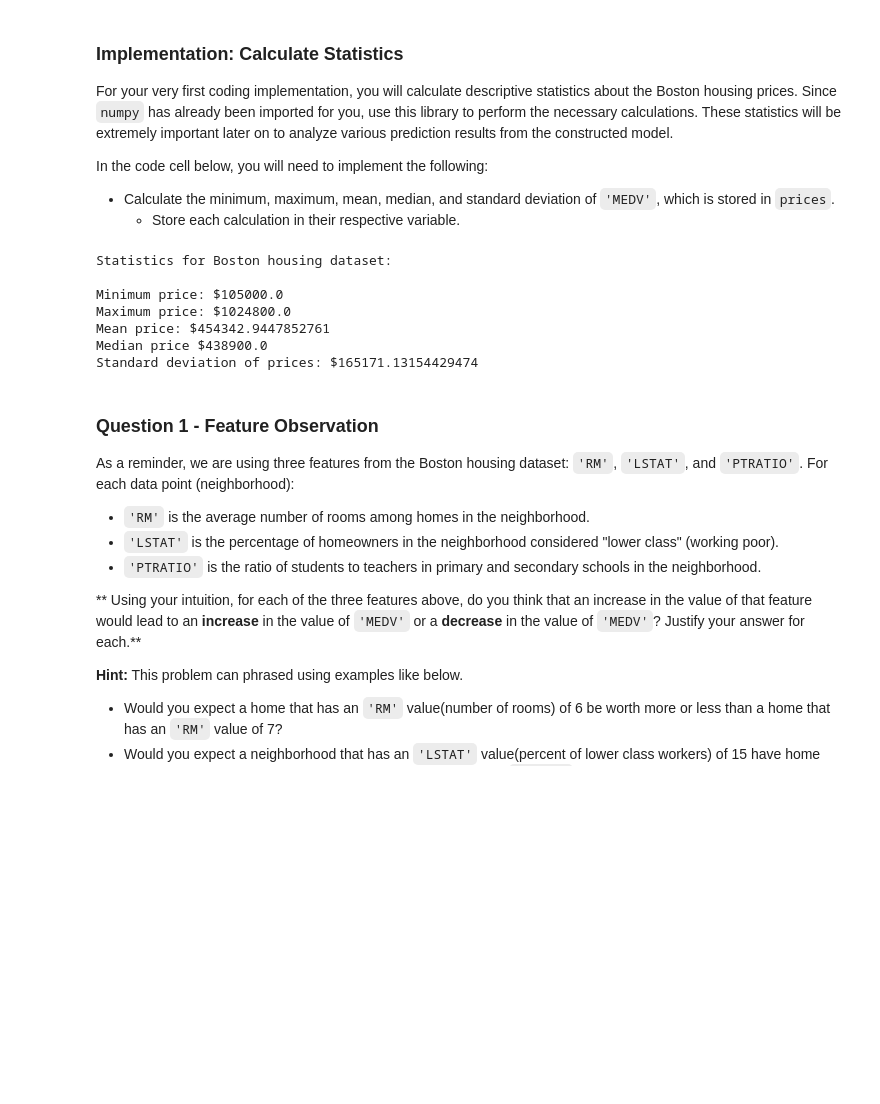
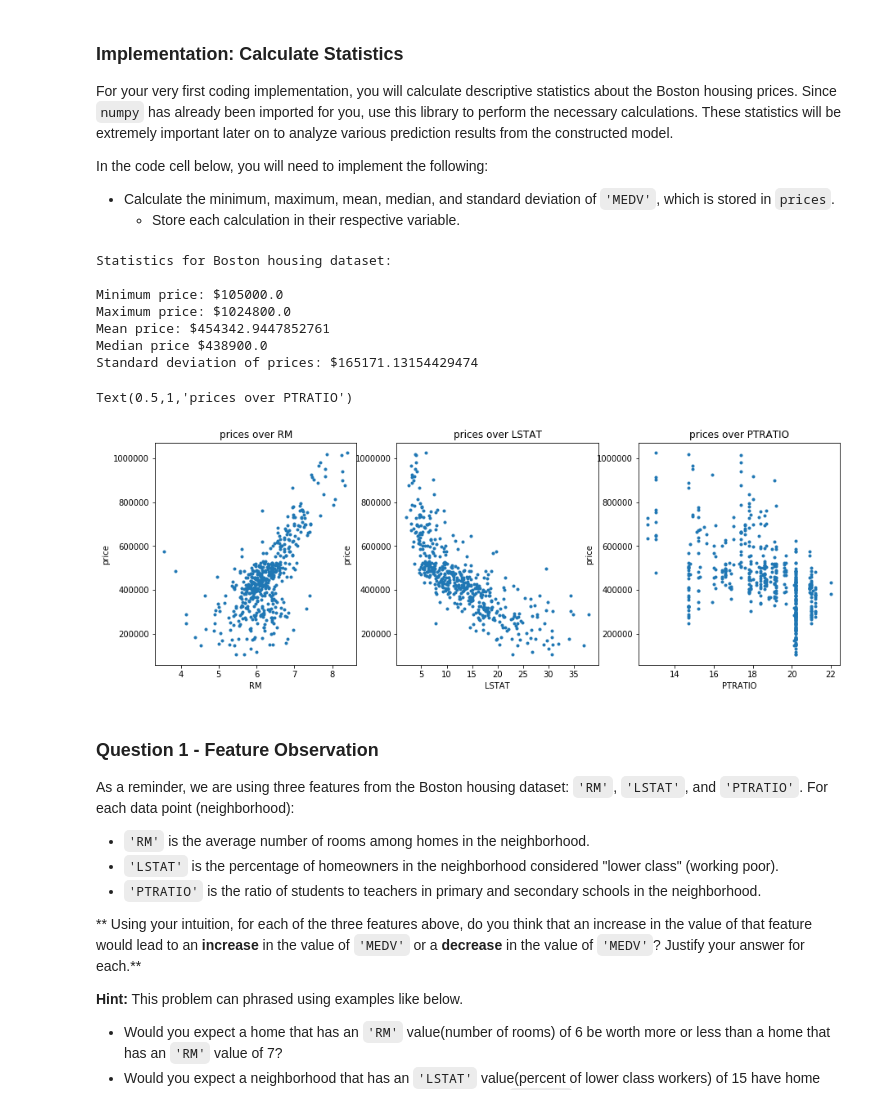
Before and after one commit to joma/machine-learning, a Jupyter notebook: projects/boston_housing/boston_housing.ipynb, the cells around one changed output. Drawn from its saved outputs; the diff is of its cells as text; code cells hidden in the pictures; blank space fills up the shorter version.

```diff
--- a/projects/boston_housing/boston_housing.ipynb
+++ b/projects/boston_housing/boston_housing.ipynb
@@ -54,35 +54,57 @@ In the code cell below, you will need to implement the following:
   - Store each calculation in their respective variable.
 # %%
 # TODO: Minimum price of the data
+import matplotlib.pyplot as plt
 minimum_price = np.min(prices)
 
 # TODO: Maximum price of the data
 maximum_price = np.max(prices)
 
 # TODO: Mean price of the data
 mean_price = np.mean(prices)
 
 # TODO: Median price of the data
 median_price = np.median(prices)
 
 # TODO: Standard deviation of prices of the data
 std_price = np.std(prices)
 
 # Show the calculated statistics
 print("Statistics for Boston housing dataset:\n")
 print("Minimum price: ${}".format(minimum_price))
 print("Maximum price: ${}".format(maximum_price))
 print("Mean price: ${}".format(mean_price))
 print("Median price ${}".format(median_price))
 print("Standard deviation of prices: ${}".format(std_price))
+
+plt.figure(figsize=(15, 5))
+plt.subplot(1,3,1)
+plt.plot(features[['RM']],prices,'.')
+plt.ylabel('price')
+plt.xlabel('RM')
+plt.title('prices over RM')
+
+plt.subplot(1,3,2)
+plt.plot(features[['LSTAT']],prices,'.')
+plt.ylabel('price')
+plt.xlabel('LSTAT')
+plt.title('prices over LSTAT')
+
+plt.subplot(1,3,3)
+plt.plot(features[['PTRATIO']],prices,'.')
+plt.ylabel('price')
+plt.xlabel('PTRATIO')
+plt.title('prices over PTRATIO')
 # %% [output]
 Statistics for Boston housing dataset:
 
 Minimum price: $105000.0
 Maximum price: $1024800.0
 Mean price: $454342.9447852761
 Median price $438900.0
 Standard deviation of prices: $165171.13154429474
+Text(0.5,1,'prices over PTRATIO')
+[figure, added]
 # %% [markdown]
 ### Question 1 - Feature Observation
 As a reminder, we are using three features from the Boston housing dataset: `'RM'`, `'LSTAT'`, and `'PTRATIO'`. For each data point (neighborhood):
```
Also changed, not shown: parts of 7 cells of this notebook.
